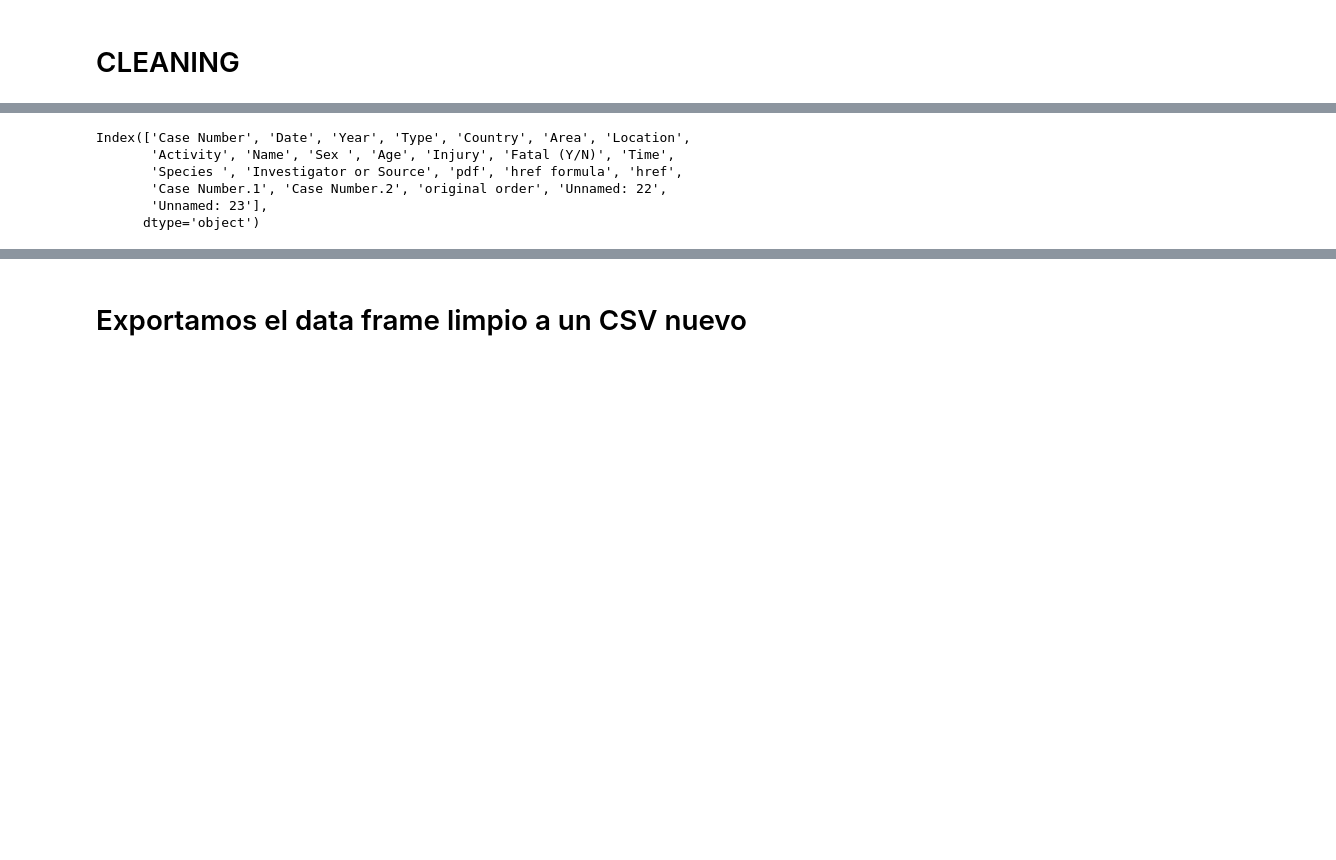
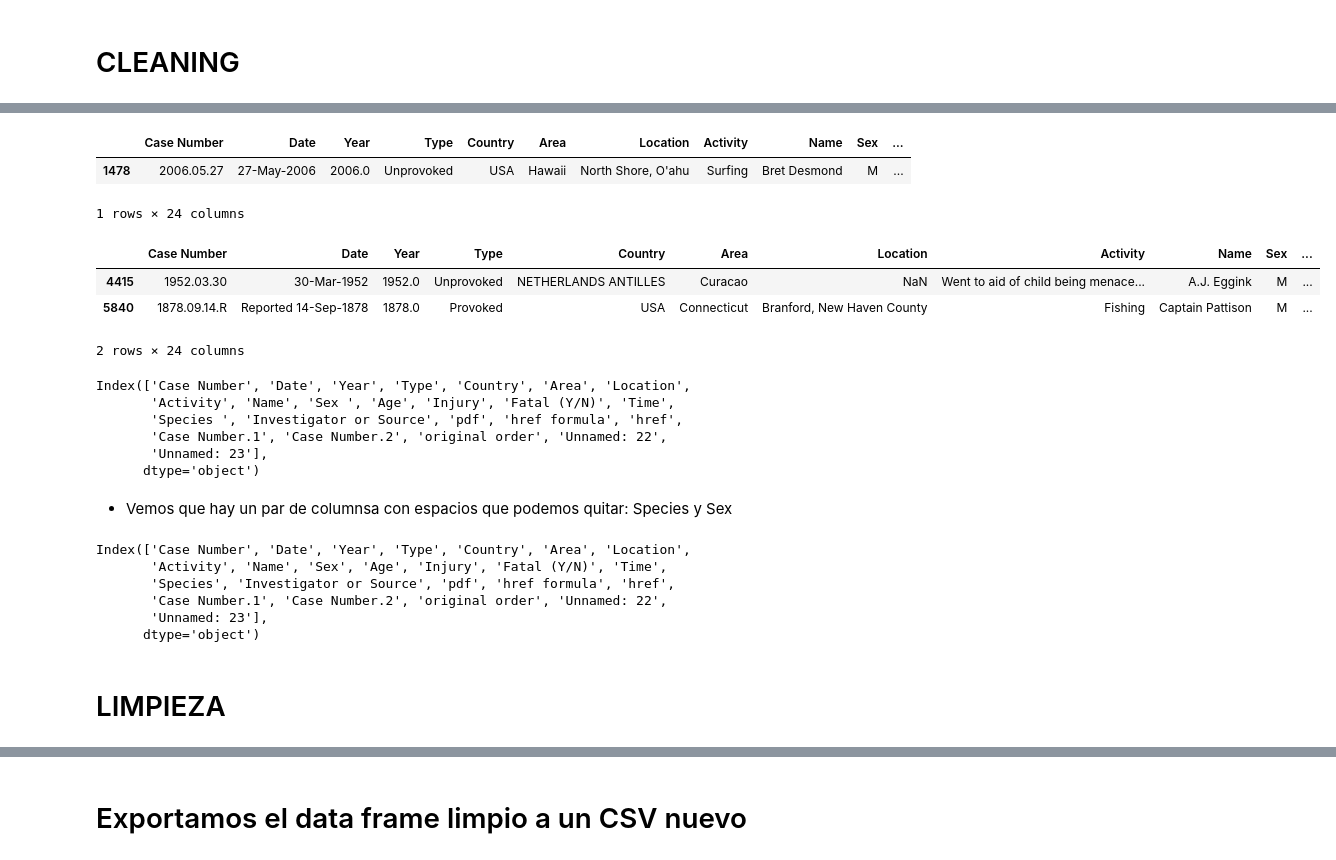
Before and after one commit to VictorPablo12/data-cleaning-pandas, a Jupyter notebook: clean.ipynb, the cells around one changed output, grey strips where cells are left out. Saved outputs shown, nothing was run; the diff lists cells and outputs as text; code cells hidden in the pictures; blank space fills up the shorter version.

```diff
--- a/clean.ipynb
+++ b/clean.ipynb
@@ -32,3 +69,16 @@ df.shape
+# %%
+df.loc[df['Unnamed: 22'].notna()] #stopped here, mierdato
+# %% [output]
+|  | Case Number | Date | Year | Type | Country | Area | Location | Activity | Name | Sex | ... |
+| 1478 | 2006.05.27 | 27-May-2006 | 2006.0 | Unprovoked | USA | Hawaii | North Shore, O'ahu | Surfing | Bret Desmond | M | ... |
+1 rows × 24 columns
+# %%
+df.loc[df['Unnamed: 23'].notna()] #Teramo y change filename
+# %% [output]
+|  | Case Number | Date | Year | Type | Country | Area | Location | Activity | Name | Sex | ... |
+| 4415 | 1952.03.30 | 30-Mar-1952 | 1952.0 | Unprovoked | NETHERLANDS ANTILLES | Curacao | NaN | Went to aid of child being menace... | A.J. Eggink | M | ... |
+| 5840 | 1878.09.14.R | Reported 14-Sep-1878 | 1878.0 | Provoked | USA | Connecticut | Branford, New Haven County | Fishing | Captain Pattison | M | ... |
+2 rows × 24 columns
 # %%
 df.columns
 # %% [output]
@@ -38,3 +88,5 @@ Index(['Case Number', 'Date', 'Year', 'Type', 'Country', 'Area', 'Location',
        'Case Number.1', 'Case Number.2', 'original order', 'Unnamed: 22',
        'Unnamed: 23'],
       dtype='object')
+# %% [markdown]
+- Vemos que hay un par de columnsa con espacios que podemos quitar: Species y Sex
@@ -40,0 +95,11 @@ Index(['Case Number', 'Date', 'Year', 'Type', 'Country', 'Area', 'Location',
+# %%
+df.columns
+# %% [output]
+Index(['Case Number', 'Date', 'Year', 'Type', 'Country', 'Area', 'Location',
+       'Activity', 'Name', 'Sex', 'Age', 'Injury', 'Fatal (Y/N)', 'Time',
+       'Species', 'Investigator or Source', 'pdf', 'href formula', 'href',
+       'Case Number.1', 'Case Number.2', 'original order', 'Unnamed: 22',
+       'Unnamed: 23'],
+      dtype='object')
+# %% [markdown]
+# LIMPIEZA
```
Also changed, not shown: parts of 87 cells of this notebook, 5 other files.
